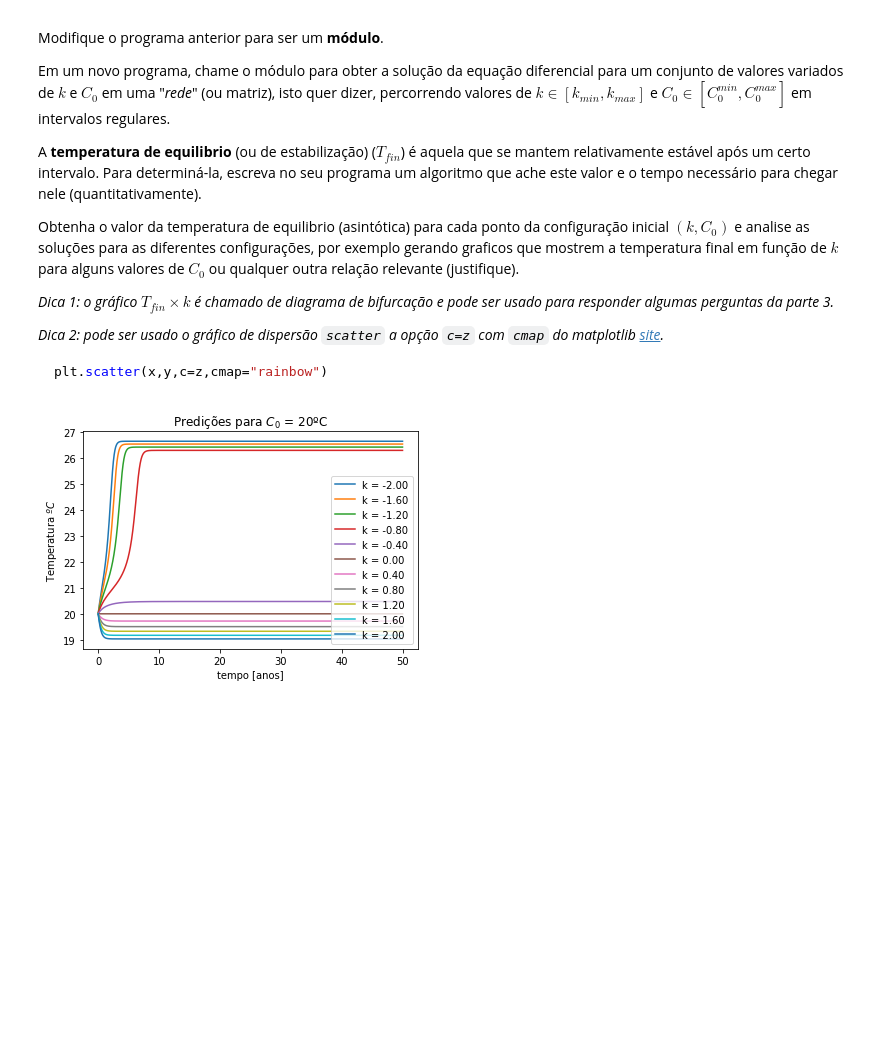
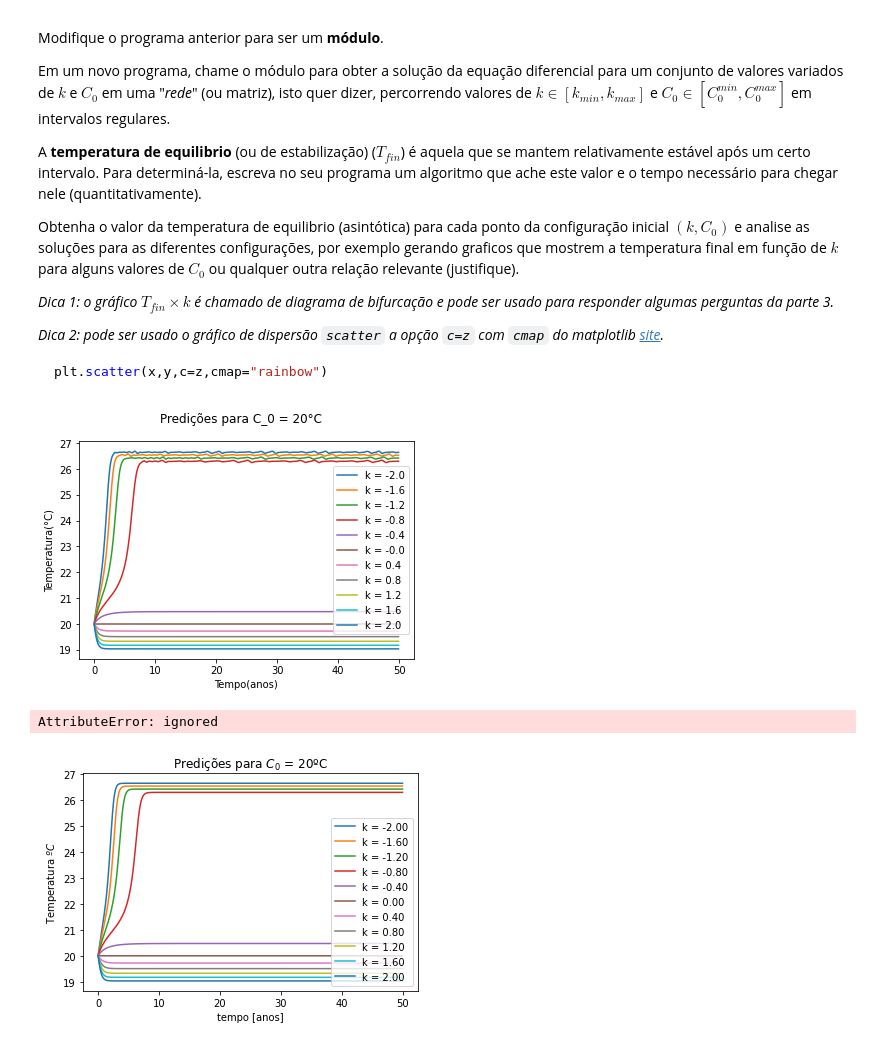
Before and after one commit to phmouras/Python-Projects-and-Exercises, a Jupyter notebook: aulas_2021-1/Projeto1_IntroPythonUERJ.ipynb, the cells around one changed output. Saved outputs shown, nothing was run; the diff lists cells and outputs as text; code cells hidden in the pictures; blank space fills up the shorter version.

````diff
--- a/aulas_2021-1/Projeto1_IntroPythonUERJ.ipynb
+++ b/aulas_2021-1/Projeto1_IntroPythonUERJ.ipynb
@@ -73,6 +74,73 @@ _Dica 2: pode ser usado o gráfico de dispersão `scatter` a opção `c=z` com `
 ```python
 plt.scatter(x,y,c=z,cmap="rainbow")
 ```
+# %%
+import matplotlib.pyplot as plt
+import numpy as np
+from scipy.integrate import solve_ivp
+
+def func(t, y, k):
+  return 1/10 * (y - 20)*(22 - y)*(y - 26) - k
+
+def plot_equation(y0, t_min, t_max, k_min, k_max, step):
+  t = [i for i in np.arange(t_min, t_max, 0.1)]
+  k = np.round(np.arange(k_min, k_max + step, step), decimals = 2).tolist()
+  results = [solve_ivp(func, [t_min, t_max], y0, args=(v,), t_eval=t) for v in k]
+  for e, f in zip(results, k):
+    plt.plot(e.t, e.y[0], label = f'k = {f}')
+
+# Questão 1
+
+#C_0 = [20]
+plot_equation([20], 0, 50, -2, 2, 0.4)
+plt.suptitle('Predições para C_0 = 20°C')
+plt.xlabel('Tempo(anos)')
+plt.ylabel('Temperatura(°C)')
+plt.legend()
+plt.show()
+
+#C_0 = [22]
+plot_equation([22], 0, 50, -2, 2, 0.4)
+plt.suptitle('Predições para C_0 = 22°C')
+plt.xlabel('Tempo(anos)')
+plt.ylabel('Temperatura(°C)')
+plt.legend()
+plt.show()
+
+#C_0 = [26]
+
+plot_equation([26], 0, 50, -2, 2, 0.4)
+plt.suptitle('Predições para C_0 = 26°C')
+plt.xlabel('Tempo(anos)')
+plt.ylabel('Temperatura(°C)')
+plt.legend()
+plt.show()
+# %% [output]
+[figure, added]
+# %%
+import matplotlib.pyplot as plt
+import numpy as np
+from scipy.integrate import solve_ivp
+
+def plot_bifurcation(y0, t_min, t_max, k_min, k_max, step):
+  t = [i for i in np.arange(t_min, t_max, 0.1)]
+  k = np.round(np.arange(k_min, k_max + step, step), decimals = 2).tolist()
+  results = [solve_ivp(func, [t_min, t_max], y0, args=(v,), t_eval=t) for v in k]
+  for e, f in zip(results, y0)
+    plt.scatter(e.k, e.y[0], label = f'C = {f}')
+
+y_final = []
+for i in range(len(y0)):
+  y_final.append([])
+
+plot_bifurcation([20,22,26], 0, 50, -2, 2, 0.4)
+plt.suptitle('Predições para C_0 = 20°C')
+plt.xlabel('Tempo(anos)')
+plt.ylabel('Temperatura(°C)')
+plt.legend()
+plt.show()
+# %% [output]
+AttributeError: ignored
 # %% [markdown]
 ![Temp_time_20ini.png](embedded-picture-1)
 # %% [markdown]
````
Also changed, not shown: parts of 1 cell of this notebook.
